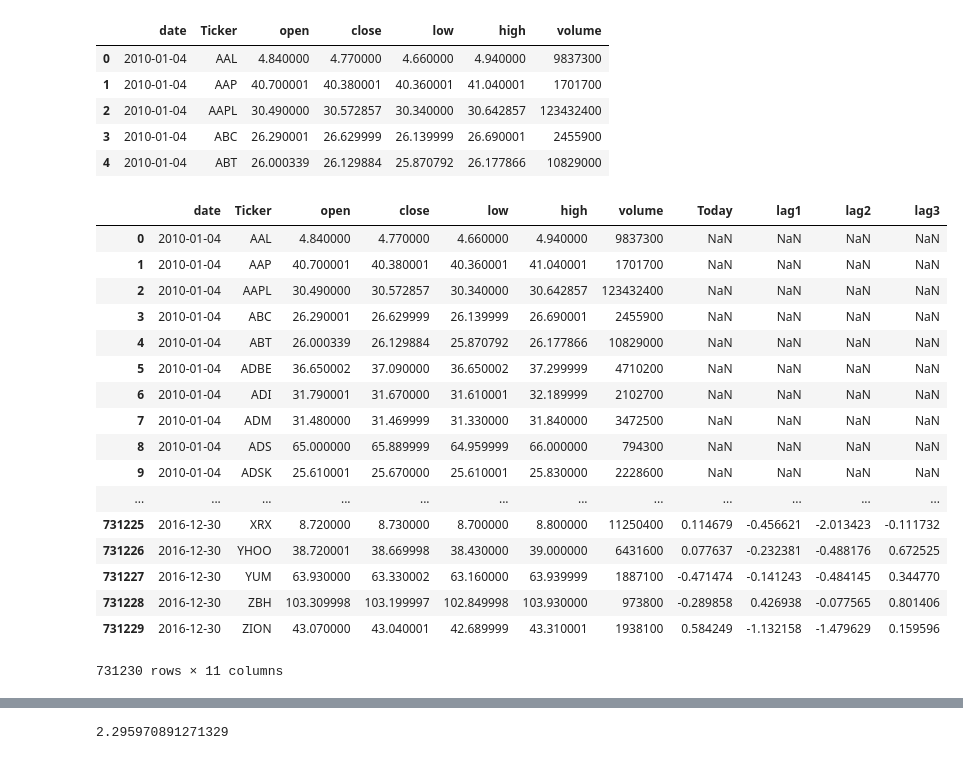
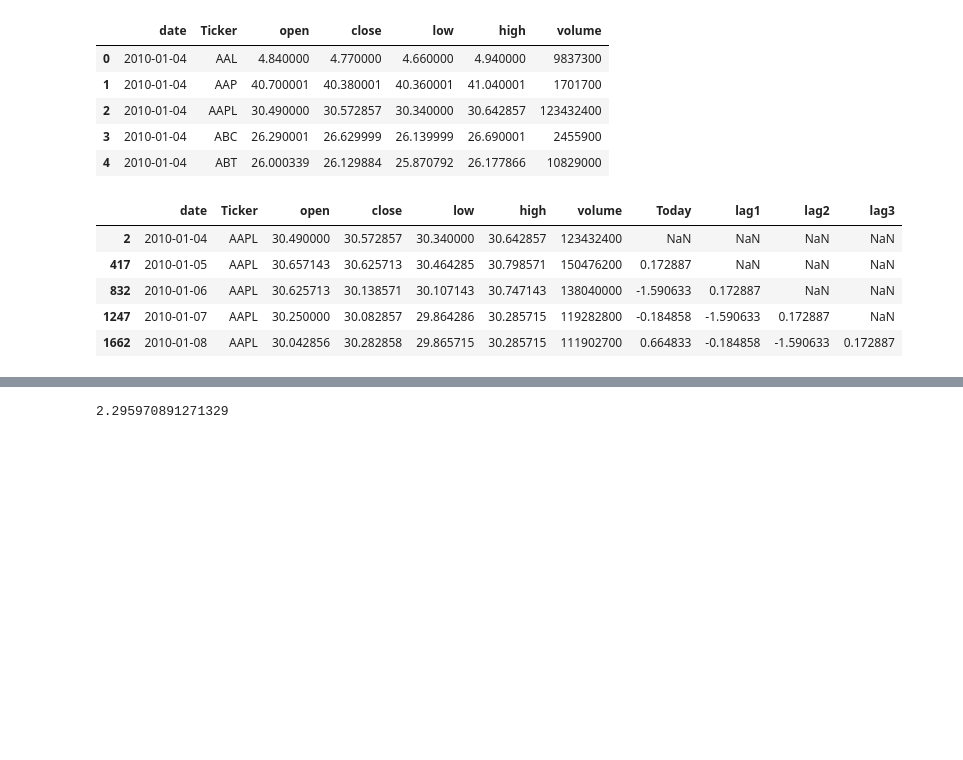
Before and after one commit to meenmo/Forecasting_Stock_Returns_via_Supervised_Learning, a Jupyter notebook: Code/DT.ipynb, the cells around one changed output, grey strips where cells are left out. Drawn from its saved outputs; the diff is of its cells as text; code cells hidden in the pictures; blank space fills up the shorter version.

```diff
--- a/Code/DT.ipynb
+++ b/Code/DT.ipynb
@@ -6,7 +6,8 @@ from sklearn.ensemble import RandomForestRegressor
 from sklearn.metrics import mean_squared_error
 # %%
 # read in our data
-df_features=pd.read_csv('prices.csv')
+url = "https://raw.githubusercontent.com/SamIlic/Stat479_Project/master/Data/prices.csv"
+df_features = pd.read_csv(url)
 
 df_features['date'] = pd.to_datetime(df_features['date'])
 df_features.head()
@@ -48,26 +49,17 @@ def create_lag_features(df, lag_days):
     return df_ret
 # %%
 df_features = create_lag_features(df_features, 3)
-display(df_features)
+
+# Sanity Check
+df_temp = df_features.loc[df_features['Ticker'] == "AAPL"]
+df_temp.head()
 # %% [output]
 |  | date | Ticker | open | close | low | high | volume | Today | lag1 | lag2 | lag3 |
-| 0 | 2010-01-04 | AAL | 4.840000 | 4.770000 | 4.660000 | 4.940000 | 9837300 | NaN | NaN | NaN | NaN |
-| 1 | 2010-01-04 | AAP | 40.700001 | 40.380001 | 40.360001 | 41.040001 | 1701700 | NaN | NaN | NaN | NaN |
 | 2 | 2010-01-04 | AAPL | 30.490000 | 30.572857 | 30.340000 | 30.642857 | 123432400 | NaN | NaN | NaN | NaN |
-| 3 | 2010-01-04 | ABC | 26.290001 | 26.629999 | 26.139999 | 26.690001 | 2455900 | NaN | NaN | NaN | NaN |
-| 4 | 2010-01-04 | ABT | 26.000339 | 26.129884 | 25.870792 | 26.177866 | 10829000 | NaN | NaN | NaN | NaN |
-| 5 | 2010-01-04 | ADBE | 36.650002 | 37.090000 | 36.650002 | 37.299999 | 4710200 | NaN | NaN | NaN | NaN |
-| 6 | 2010-01-04 | ADI | 31.790001 | 31.670000 | 31.610001 | 32.189999 | 2102700 | NaN | NaN | NaN | NaN |
-| 7 | 2010-01-04 | ADM | 31.480000 | 31.469999 | 31.330000 | 31.840000 | 3472500 | NaN | NaN | NaN | NaN |
-| 8 | 2010-01-04 | ADS | 65.000000 | 65.889999 | 64.959999 | 66.000000 | 794300 | NaN | NaN | NaN | NaN |
-| 9 | 2010-01-04 | ADSK | 25.610001 | 25.670000 | 25.610001 | 25.830000 | 2228600 | NaN | NaN | NaN | NaN |
-| ... | ... | ... | ... | ... | ... | ... | ... | ... | ... | ... | ... |
-| 731225 | 2016-12-30 | XRX | 8.720000 | 8.730000 | 8.700000 | 8.800000 | 11250400 | 0.114679 | -0.456621 | -2.013423 | -0.111732 |
-| 731226 | 2016-12-30 | YHOO | 38.720001 | 38.669998 | 38.430000 | 39.000000 | 6431600 | 0.077637 | -0.232381 | -0.488176 | 0.672525 |
-| 731227 | 2016-12-30 | YUM | 63.930000 | 63.330002 | 63.160000 | 63.939999 | 1887100 | -0.471474 | -0.141243 | -0.484145 | 0.344770 |
-| 731228 | 2016-12-30 | ZBH | 103.309998 | 103.199997 | 102.849998 | 103.930000 | 973800 | -0.289858 | 0.426938 | -0.077565 | 0.801406 |
-| 731229 | 2016-12-30 | ZION | 43.070000 | 43.040001 | 42.689999 | 43.310001 | 1938100 | 0.584249 | -1.132158 | -1.479629 | 0.159596 |
+| 417 | 2010-01-05 | AAPL | 30.657143 | 30.625713 | 30.464285 | 30.798571 | 150476200 | 0.172887 | NaN | NaN | NaN |
+| 832 | 2010-01-06 | AAPL | 30.625713 | 30.138571 | 30.107143 | 30.747143 | 138040000 | -1.590633 | 0.172887 | NaN | NaN |
+| 1247 | 2010-01-07 | AAPL | 30.250000 | 30.082857 | 29.864286 | 30.285715 | 119282800 | -0.184858 | -1.590633 | 0.172887 | NaN |
+| 1662 | 2010-01-08 | AAPL | 30.042856 | 30.282858 | 29.865715 | 30.285715 | 111902700 | 0.664833 | -0.184858 | -1.590633 | 0.172887 |
-731230 rows × 11 columns
 # %%
 # drop earlier data with missing lag features
 df_features.dropna(inplace=True)
```
Also changed, not shown: parts of 5 cells of this notebook.
